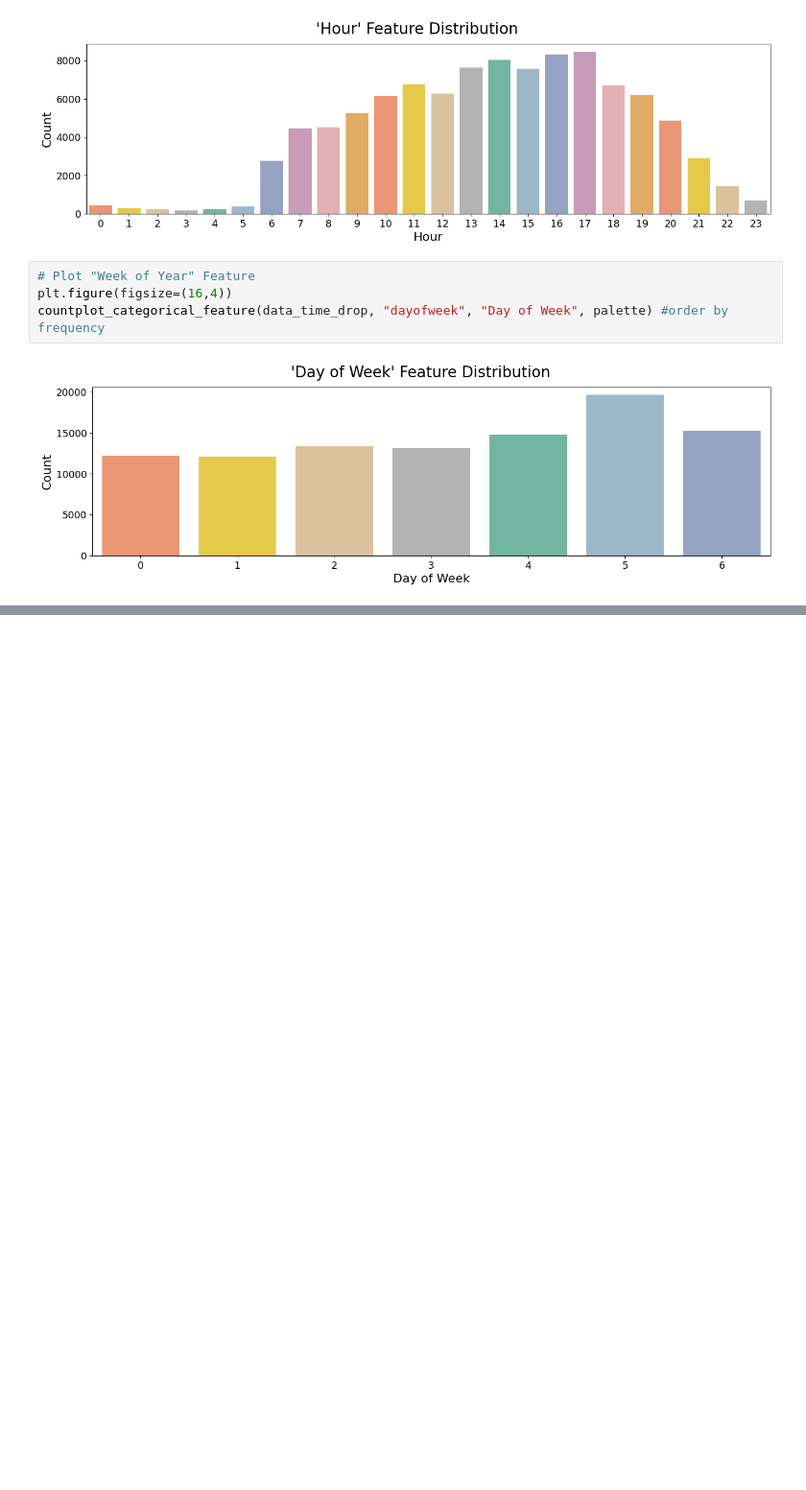
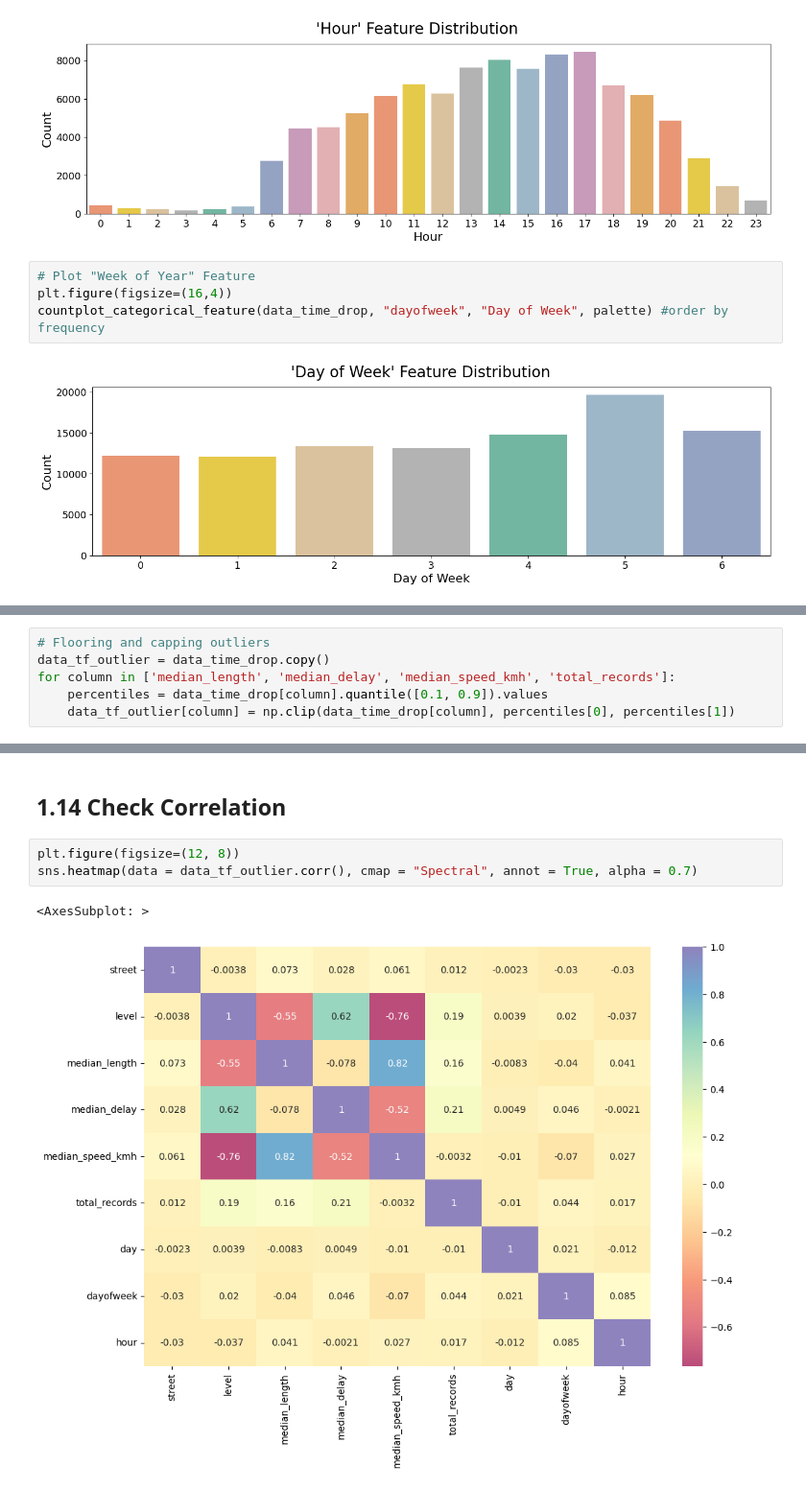
Before and after one commit to RizqiSeijuuro/mini-project-data-science, a Jupyter notebook: notebooks/1-early_eda.ipynb, the cells around one changed output, grey strips where cells are left out. Shown at 96% size. Cells and saved outputs as stored; diff of their text form; blank space fills up the shorter version.

Commit message:
Add handling outlier & check correlation

```diff
--- a/notebooks/1-early_eda.ipynb
+++ b/notebooks/1-early_eda.ipynb
@@ -408,0 +489,6 @@ countplot_categorical_feature(data_time_drop, "dayofweek", "Day of Week", palett
+# %%
+# Flooring and capping outliers
+data_tf_outlier = data_time_drop.copy()
+for column in ['median_length', 'median_delay', 'median_speed_kmh', 'total_records']:
+    percentiles = data_time_drop[column].quantile([0.1, 0.9]).values
+    data_tf_outlier[column] = np.clip(data_time_drop[column], percentiles[0], percentiles[1])
@@ -408,0 +505,8 @@ countplot_categorical_feature(data_time_drop, "dayofweek", "Day of Week", palett
+# %% [markdown]
+## 1.14 Check Correlation
+# %%
+plt.figure(figsize=(12, 8))
+sns.heatmap(data = data_tf_outlier.corr(), cmap = "Spectral", annot = True, alpha = 0.7)
+# %% [output]
+<AxesSubplot: >
+[figure, added]
```
Also changed, not shown: parts of 22 cells of this notebook.
